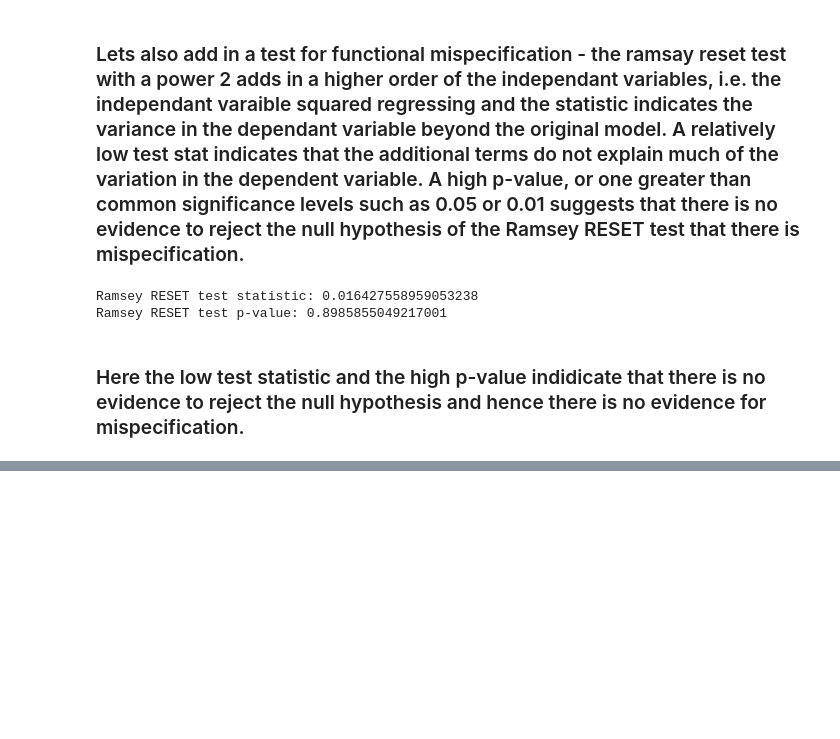
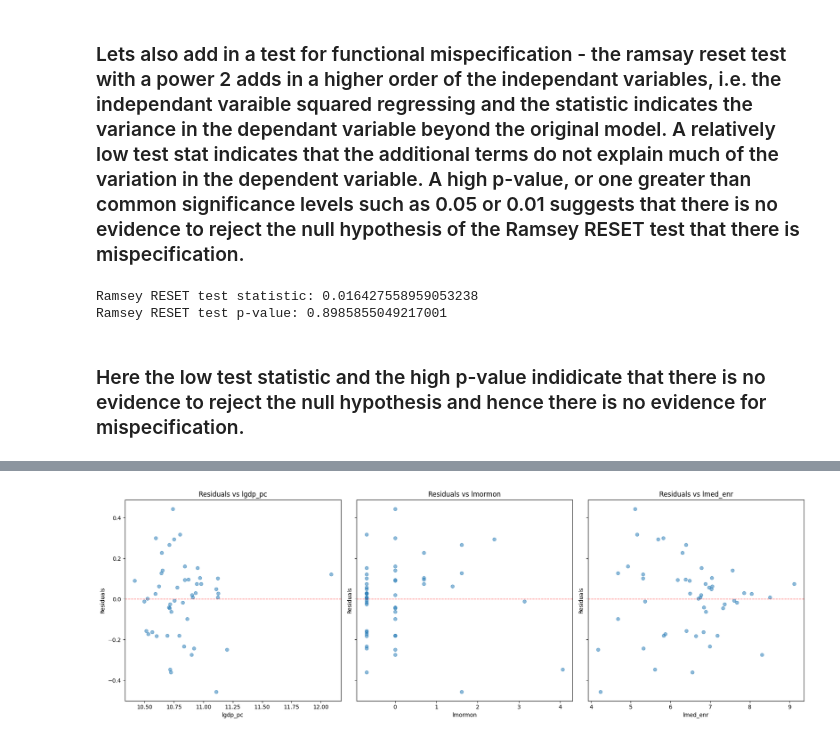
Before and after one commit to tomdoris/Econometrics_Problem-Set-3, a Jupyter notebook: Econometrics undergrad_Problem set 3.ipynb, the cells around one changed output, grey strips where cells are left out. Saved outputs shown, nothing was run; the diff lists cells and outputs as text; code cells hidden in the pictures; blank space fills up the shorter version.

Commit message:
added in new regression analysis and commentary

```diff
--- a/Econometrics undergrad_Problem set 3.ipynb
+++ b/Econometrics undergrad_Problem set 3.ipynb
@@ -182,0 +192,5 @@ Ramsey RESET test p-value: 0.8985855049217001
+# %%
+df["ldemo"] = np.log(df["Democrat"])
+df["lgdp_pc"] = np.log(df["GDP_pc"])
+df["lmormon"] = np.log(df["Mormon"])
+df["lmed_enr"] = np.log(df["Med_enr"])
@@ -182,0 +209,6 @@ Ramsey RESET test p-value: 0.8985855049217001
+# %%
+logx , logy = df[["lgdp_pc","lmormon","lmed_enr"]] , df["ldemo"]
+logx = sm.add_constant(logx)
+log_model = sm.OLS(logy, logx)
+result = log_model.fit()
+result.summary()
@@ -182,0 +241,14 @@ Ramsey RESET test p-value: 0.8985855049217001
+# %%
+df['diff_mormon_med_enr'] = df['lmormon'] - df['lmed_enr']
+
+# Define the independent variables including the new difference variable
+logx_new = df[['lgdp_pc', 'lmormon', 'diff_mormon_med_enr']]
+logy = df['ldemo']
+logx_new = sm.add_constant(logx_new)
+
+# Perform the regression analysis
+log_model_new = sm.OLS(logy, logx_new)
+result_new = log_model_new.fit()
+
+# Print the summary of the regression analysis
+print(result_new.summary())
@@ -182,0 +291,21 @@ Ramsey RESET test p-value: 0.8985855049217001
+# %%
+residuals = result.resid
+
+# Define the independent variables
+variables = ['lgdp_pc', 'lmormon', 'lmed_enr']
+
+# Create subplots
+fig, axes = plt.subplots(1, 3, figsize=(18, 6), sharey=True)
+
+# Plot residuals against each variable
+for ax, var in zip(axes, variables):
+    ax.scatter(df[var], residuals, alpha=0.5)
+    ax.set_xlabel(var)
+    ax.set_ylabel('Residuals')
+    ax.axhline(0, color='red', linestyle='--', linewidth=1)
+    ax.set_title(f'Residuals vs {var}')
+
+plt.tight_layout()
+plt.show()
+# %% [output]
+[figure, added]
```
Also changed, not shown: parts of 13 cells of this notebook.
